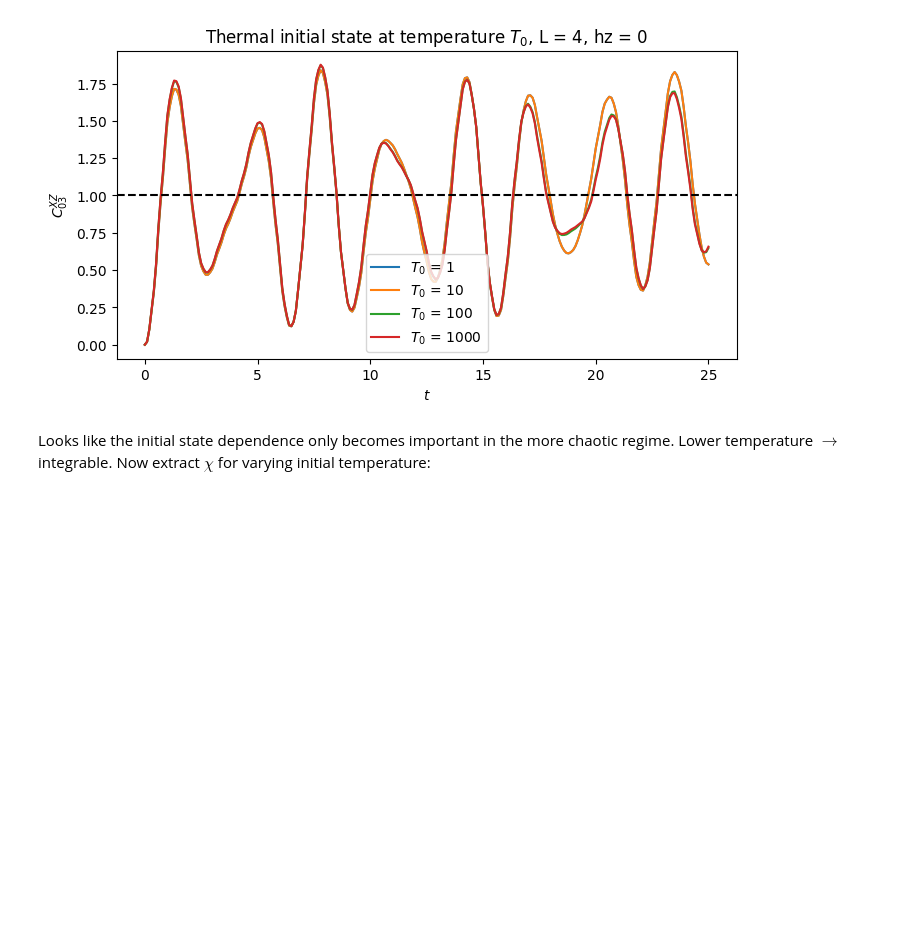
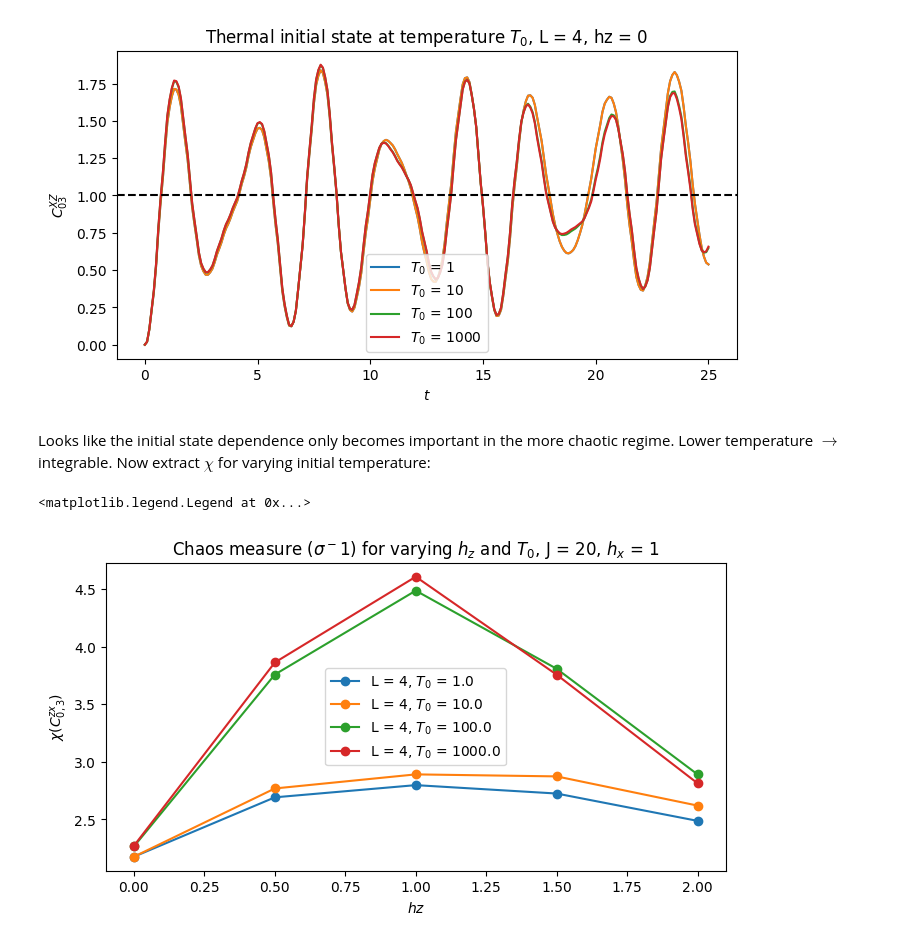
Before and after one commit to Kenji-Maeda/chaos, a Jupyter notebook: demo.ipynb, the cells around one changed output. Drawn from its saved outputs; the diff is of its cells as text; code cells hidden in the pictures; blank space fills up the shorter version.

Commit message:
chaos measure plots

```diff
--- a/demo.ipynb
+++ b/demo.ipynb
@@ -28,8 +28,6 @@ for l,Dt in enumerate(dtlist):
 
     for k, hz in enumerate(hzlist):
 
-        c_list = np.zeros(int(t_end/tstep))
-        tlist = np.arange(0,t_end,tstep)
         otoc = OTOC.init(L=4, J=20, hz=hz, hx=1, mu='X', nu='Z', i=0, j=3, T=t_end, tstep=tstep, Dt=Dt, init_temp=1000)
         otoc.analysis()
         stdlist[k] = otoc.std
@@ -89,21 +87,26 @@ plt.show()
 # %% [markdown]
 Looks like the initial state dependence only becomes important in the more chaotic regime. Lower temperature $\rightarrow$ integrable. Now extract $\chi$ for varying initial temperature:
 # %%
-templist = np.logspace(0,3,num=10)
+templist = np.logspace(0,3,num=4)
 hzlist = np.arange(0,2.5,0.5)
-chilist = np.zeros((len(dtlist),len(hzlist)))
-stdlist = np.zeros(len(hzlist))
+stdlist = np.zeros((len(templist),len(hzlist)))
 
-plt.figure(figsize=(8,4))
+for l,temp in enumerate(templist):
 
-for temp in temp_list:
-    otoc = OTOC.init(L=4, J=20, hz=0, hx=1, mu='X', nu='Z', i=0, j=3, T=25, tstep=0.1, Dt=20, init_temp=temp)
-    otoc.analysis()
-    plt.plot(otoc.tlist,otoc.normalized_otoc_list, label = f'$T_0$ = {otoc.init_temp}')
+    for k, hz in enumerate(hzlist):
 
-plt.axhline(y=1, color='black', linestyle='--')
-plt.xlabel('$t$')
-plt.ylabel(rf"$C^{{{otoc.mu}{otoc.nu}}}_{{{otoc.i}{otoc.j}}}$")
-plt.title(f"Thermal initial state at temperature $T_0$, L = {otoc.mfim.L}, hz = {otoc.mfim.hz}")
-plt.legend()
-plt.show()
+        otoc = OTOC.init(L=4, J=20, hz=hz, hx=1, mu='X', nu='Z', i=0, j=3, T=25, tstep=0.1, Dt=20, init_temp=temp)
+        otoc.analysis()
+        stdlist[l][k] = otoc.std
+# %%
+# Integrable limit: 𝜒 -> 0; Chaos limit: 𝜒 -> 1
+plt.figure(figsize=(8,4))
+for l, temp in enumerate(templist):
+    plt.plot(hzlist,1/stdlist[l], "-o", label = rf'L = {otoc.mfim.L}, $T_0$ = {temp}')
+plt.xlabel('$hz$')
+plt.ylabel('$\chi(C^{zx}_{0,3}) $')
+plt.title(rf"Chaos measure ($\sigma^{-1}$) for varying $h_z$ and $T_0$, J = {otoc.mfim.J}, $h_x$ = {otoc.mfim.hx}")
+plt.legend()
+# %% [output]
+<matplotlib.legend.Legend at 0x...>
+[figure, added]
```
Also changed, not shown: parts of 2 cells of this notebook.
